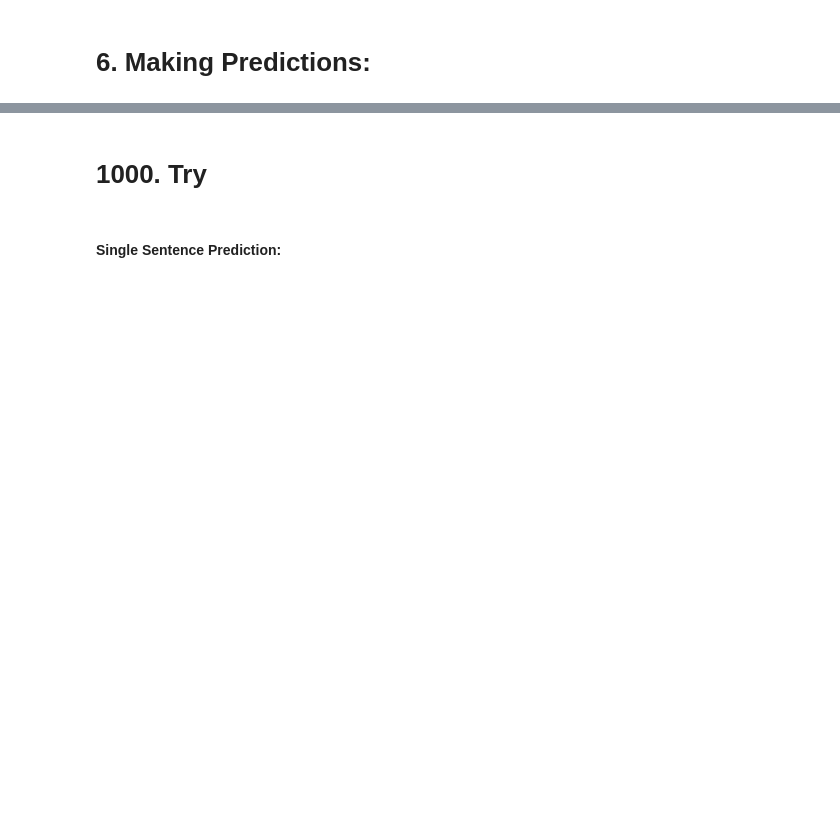
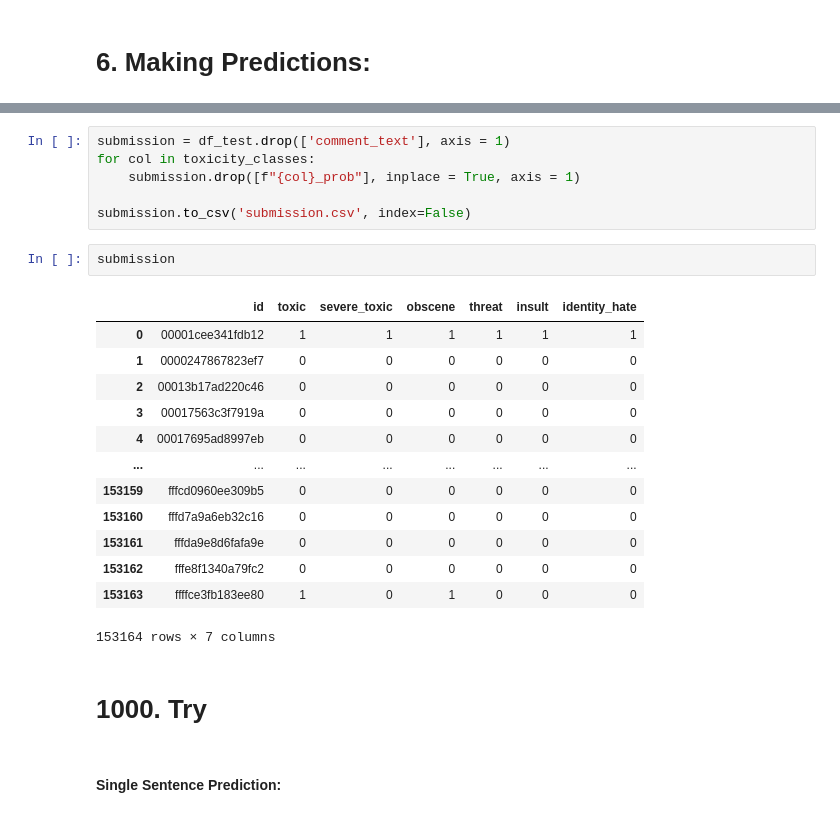
Before and after one commit to AhmadKElsayed/Non-Toxic-Me, a Jupyter notebook: non-toxic-me-BERT.ipynb, the cells around one changed output, grey strips where cells are left out. Saved outputs shown, nothing was run; the diff lists cells and outputs as text; blank space fills up the shorter version.

```diff
--- a/non-toxic-me-BERT.ipynb
+++ b/non-toxic-me-BERT.ipynb
@@ -426,3 +525,25 @@ df_test.head()
+# %%
+submission = df_test.drop(['comment_text'], axis = 1)
+for col in toxicity_classes:
+    submission.drop([f"{col}_prob"], inplace = True, axis = 1)
+
+submission.to_csv('submission.csv', index=False)
+# %%
+submission
+# %% [output]
+|  | id | toxic | severe_toxic | obscene | threat | insult | identity_hate |
+| 0 | 00001cee341fdb12 | 1 | 1 | 1 | 1 | 1 | 1 |
+| 1 | 0000247867823ef7 | 0 | 0 | 0 | 0 | 0 | 0 |
+| 2 | 00013b17ad220c46 | 0 | 0 | 0 | 0 | 0 | 0 |
+| 3 | 00017563c3f7919a | 0 | 0 | 0 | 0 | 0 | 0 |
+| 4 | 00017695ad8997eb | 0 | 0 | 0 | 0 | 0 | 0 |
+| ... | ... | ... | ... | ... | ... | ... | ... |
+| 153159 | fffcd0960ee309b5 | 0 | 0 | 0 | 0 | 0 | 0 |
+| 153160 | fffd7a9a6eb32c16 | 0 | 0 | 0 | 0 | 0 | 0 |
+| 153161 | fffda9e8d6fafa9e | 0 | 0 | 0 | 0 | 0 | 0 |
+| 153162 | fffe8f1340a79fc2 | 0 | 0 | 0 | 0 | 0 | 0 |
+| 153163 | ffffce3fb183ee80 | 1 | 0 | 1 | 0 | 0 | 0 |
+153164 rows × 7 columns
 # %% [markdown]
 # 1000. Try
 # %% [markdown]
```
Also changed, not shown: parts of 32 cells of this notebook.
